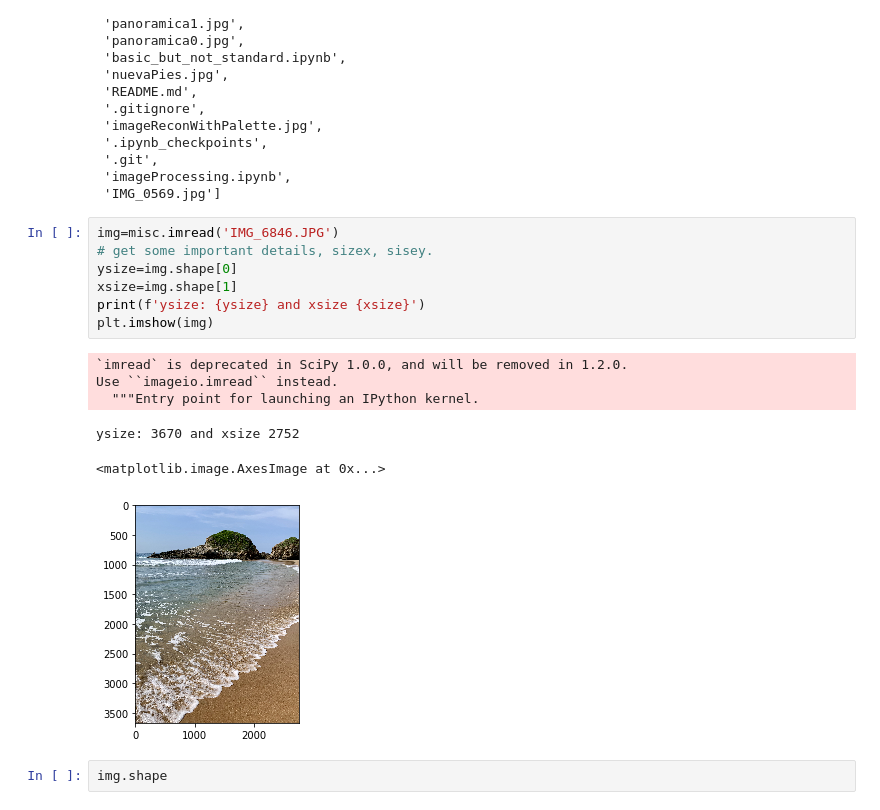
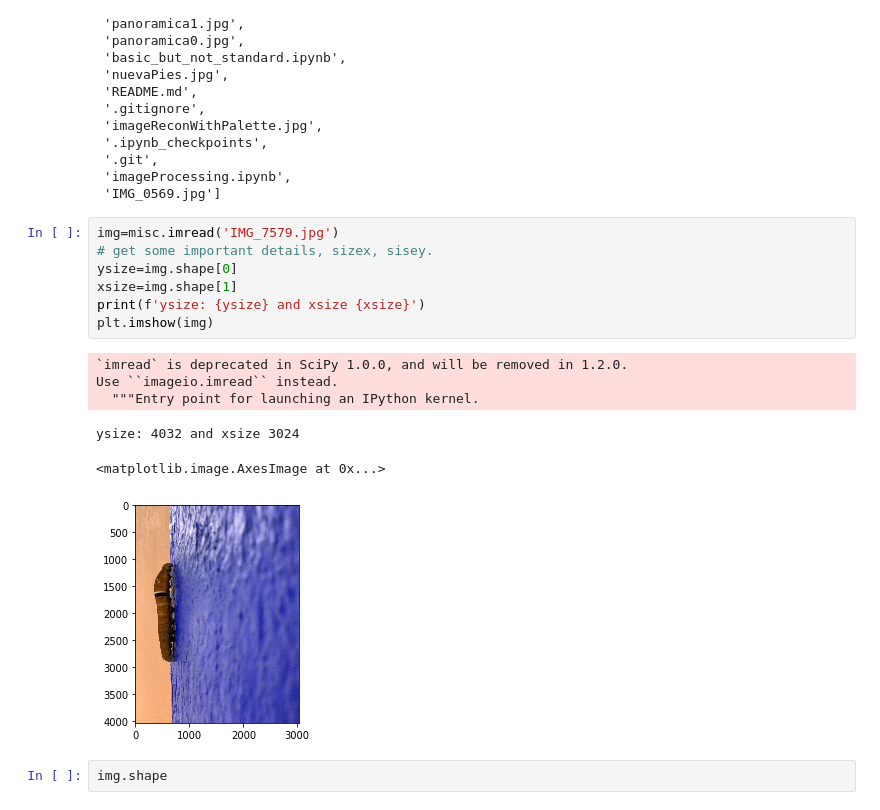
Before and after one commit to jeroaranda/notebooks, a Jupyter notebook: imageProcessing.ipynb, the cells around one changed output. Drawn from its saved outputs; the diff is of its cells as text.

```diff
--- a/imageProcessing.ipynb
+++ b/imageProcessing.ipynb
@@ -40,19 +40,19 @@ os.listdir()
  'imageProcessing.ipynb',
  'IMG_0569.jpg']
 # %%
-img=misc.imread('IMG_6846.JPG')
+img=misc.imread('IMG_7579.jpg')
 # get some important details, sizex, sisey.
 ysize=img.shape[0]
 xsize=img.shape[1]
 print(f'ysize: {ysize} and xsize {xsize}')
 plt.imshow(img)
 # %% [output]
 `imread` is deprecated in SciPy 1.0.0, and will be removed in 1.2.0.
 Use ``imageio.imread`` instead.
   """Entry point for launching an IPython kernel.
-ysize: 3670 and xsize 2752
+ysize: 4032 and xsize 3024
 <matplotlib.image.AxesImage at 0x...>
-[figure, old version]
+[figure, new version]
 # %%
 img.shape
 # %% [output]
```
Also changed, not shown: parts of 7 cells of this notebook, 3 other files.
